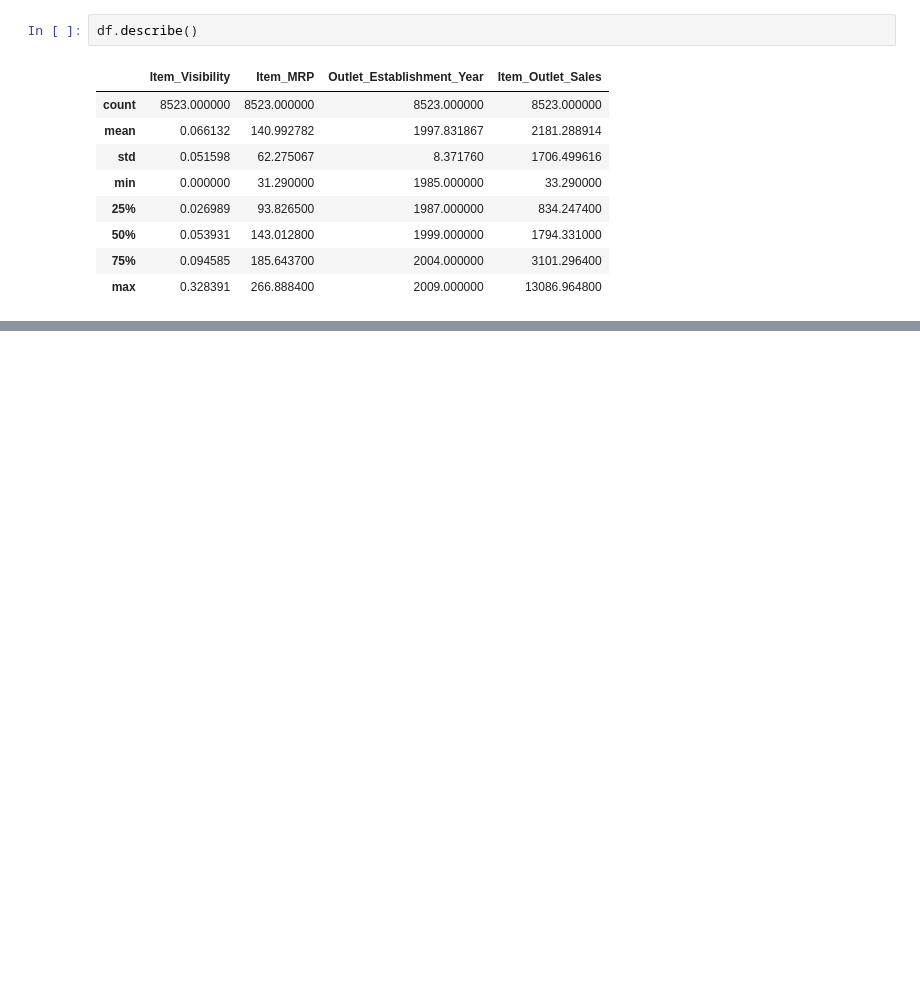
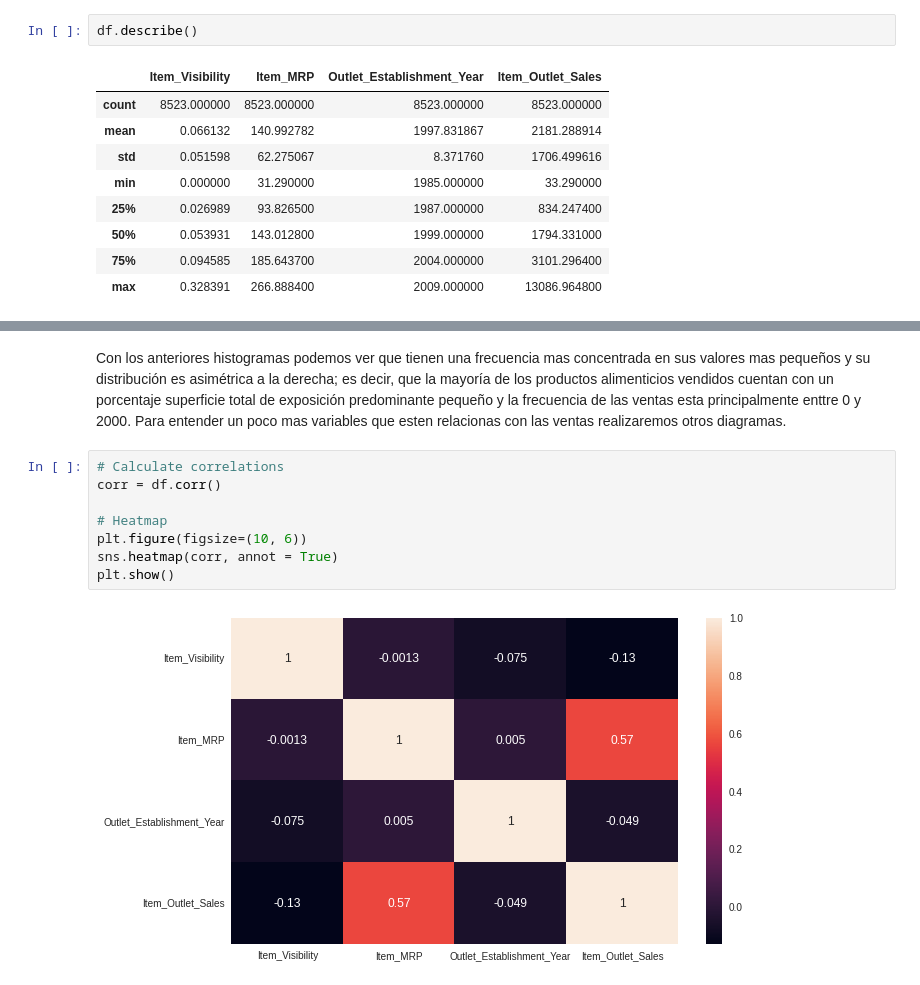
Before and after one commit to alibgil/sales_predictions, a Jupyter notebook: sales_predictions.ipynb, the cells around one changed output, grey strips where cells are left out. Saved outputs shown, nothing was run; the diff lists cells and outputs as text; blank space fills up the shorter version.

```diff
--- a/sales_predictions.ipynb
+++ b/sales_predictions.ipynb
@@ -174,0 +193,12 @@ df.describe()
+# %% [markdown]
+Con los anteriores histogramas podemos ver que tienen una frecuencia mas concentrada en sus valores mas pequeños y su distribución es asimétrica a la derecha; es decir, que la mayoría de los productos alimenticios vendidos cuentan con un porcentaje superficie total de exposición predominante pequeño y la frecuencia de las ventas esta principalmente enttre 0 y 2000. Para entender un poco mas variables que esten relacionas con las ventas realizaremos otros diagramas.
+# %%
+# Calculate correlations
+corr = df.corr()
+
+# Heatmap
+plt.figure(figsize=(10, 6))
+sns.heatmap(corr, annot = True)
+plt.show()
+# %% [output]
+[figure, added]
```
Also changed, not shown: parts of 13 cells of this notebook.
